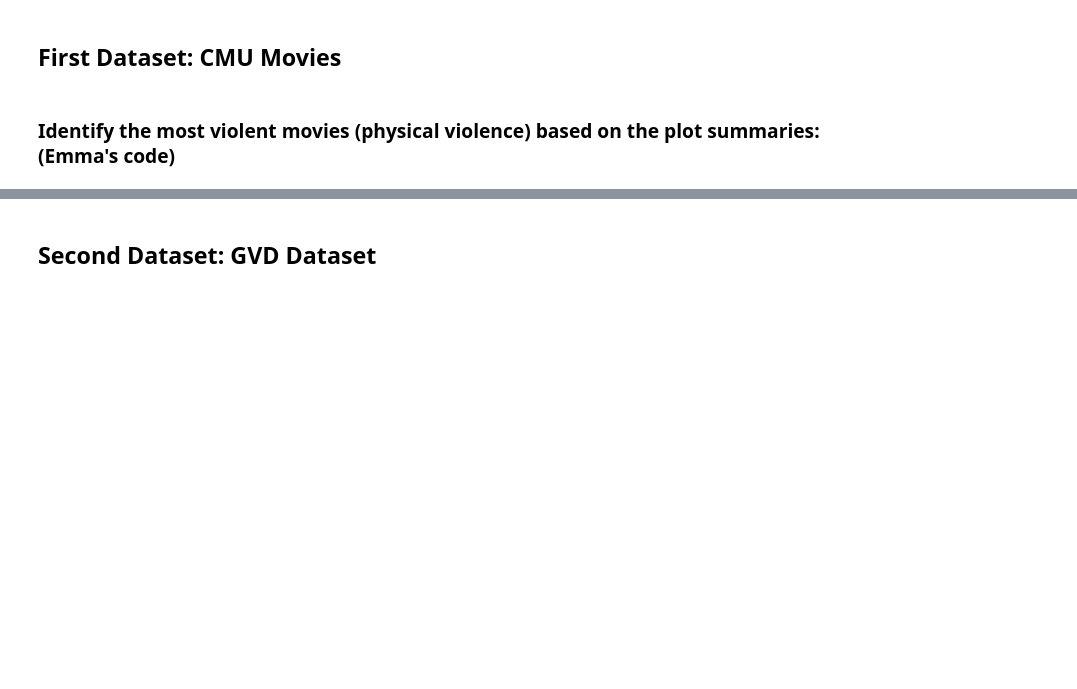
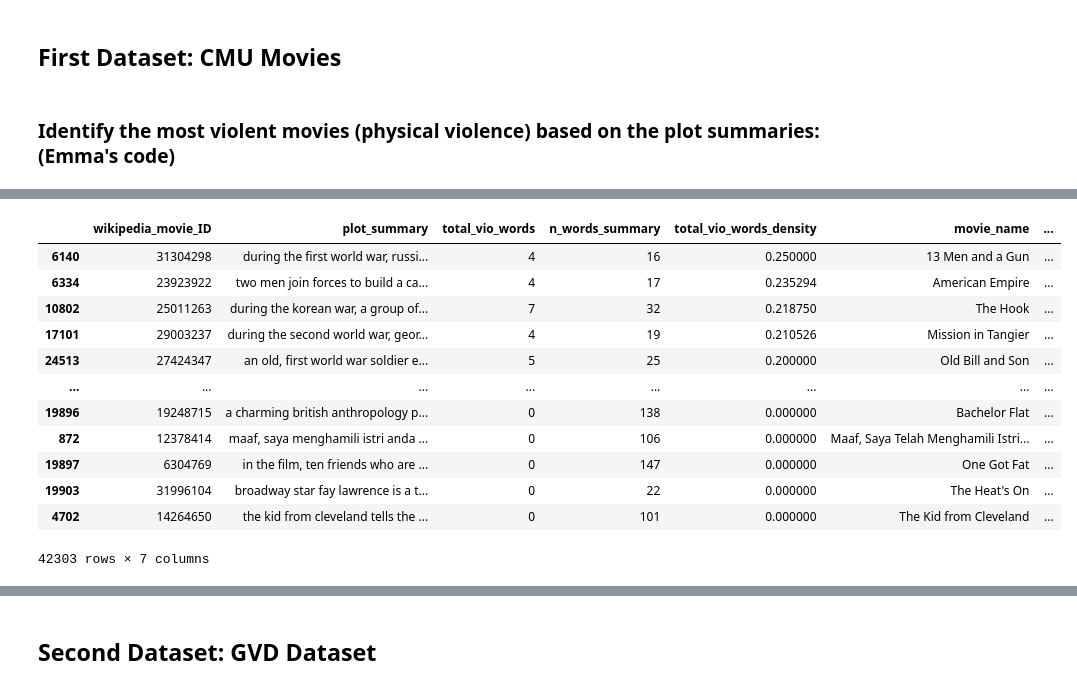
Before and after one commit to epfl-ada/ada-2024-project-alligatorsdontapologize24, a Jupyter notebook: src/Exploratory_Data_Analysis.ipynb, the cells around one changed output, grey strips where cells are left out. Saved outputs shown, nothing was run; the diff lists cells and outputs as text; code cells hidden in the pictures; blank space fills up the shorter version.

```diff
--- a/src/Exploratory_Data_Analysis.ipynb
+++ b/src/Exploratory_Data_Analysis.ipynb
@@ -174 +145,19 @@ plt.show()
+# %%
+# sort the movies according to their violent words density in the plot summary
+CMU_movies_sorted = CMU_plot_summary.sort_values(by='total_vio_words_density', ascending=False)
+display(CMU_movies_sorted)
+# %% [output]
+|  | wikipedia_movie_ID | plot_summary | total_vio_words | n_words_summary | total_vio_words_density | movie_name | ... |
+| 6140 | 31304298 | during the first world war, russi... | 4 | 16 | 0.250000 | 13 Men and a Gun | ... |
+| 6334 | 23923922 | two men join forces to build a ca... | 4 | 17 | 0.235294 | American Empire | ... |
+| 10802 | 25011263 | during the korean war, a group of... | 7 | 32 | 0.218750 | The Hook | ... |
+| 17101 | 29003237 | during the second world war, geor... | 4 | 19 | 0.210526 | Mission in Tangier | ... |
+| 24513 | 27424347 | an old, first world war soldier e... | 5 | 25 | 0.200000 | Old Bill and Son | ... |
+| ... | ... | ... | ... | ... | ... | ... | ... |
+| 19896 | 19248715 | a charming british anthropology p... | 0 | 138 | 0.000000 | Bachelor Flat | ... |
+| 872 | 12378414 | maaf, saya menghamili istri anda ... | 0 | 106 | 0.000000 | Maaf, Saya Telah Menghamili Istri... | ... |
+| 19897 | 6304769 | in the film, ten friends who are ... | 0 | 147 | 0.000000 | One Got Fat | ... |
+| 19903 | 31996104 | broadway star fay lawrence is a t... | 0 | 22 | 0.000000 | The Heat's On | ... |
+| 4702 | 14264650 | the kid from cleveland tells the ... | 0 | 101 | 0.000000 | The Kid from Cleveland | ... |
+42303 rows × 7 columns
 # %%
```
Also changed, not shown: parts of 9 cells of this notebook.
